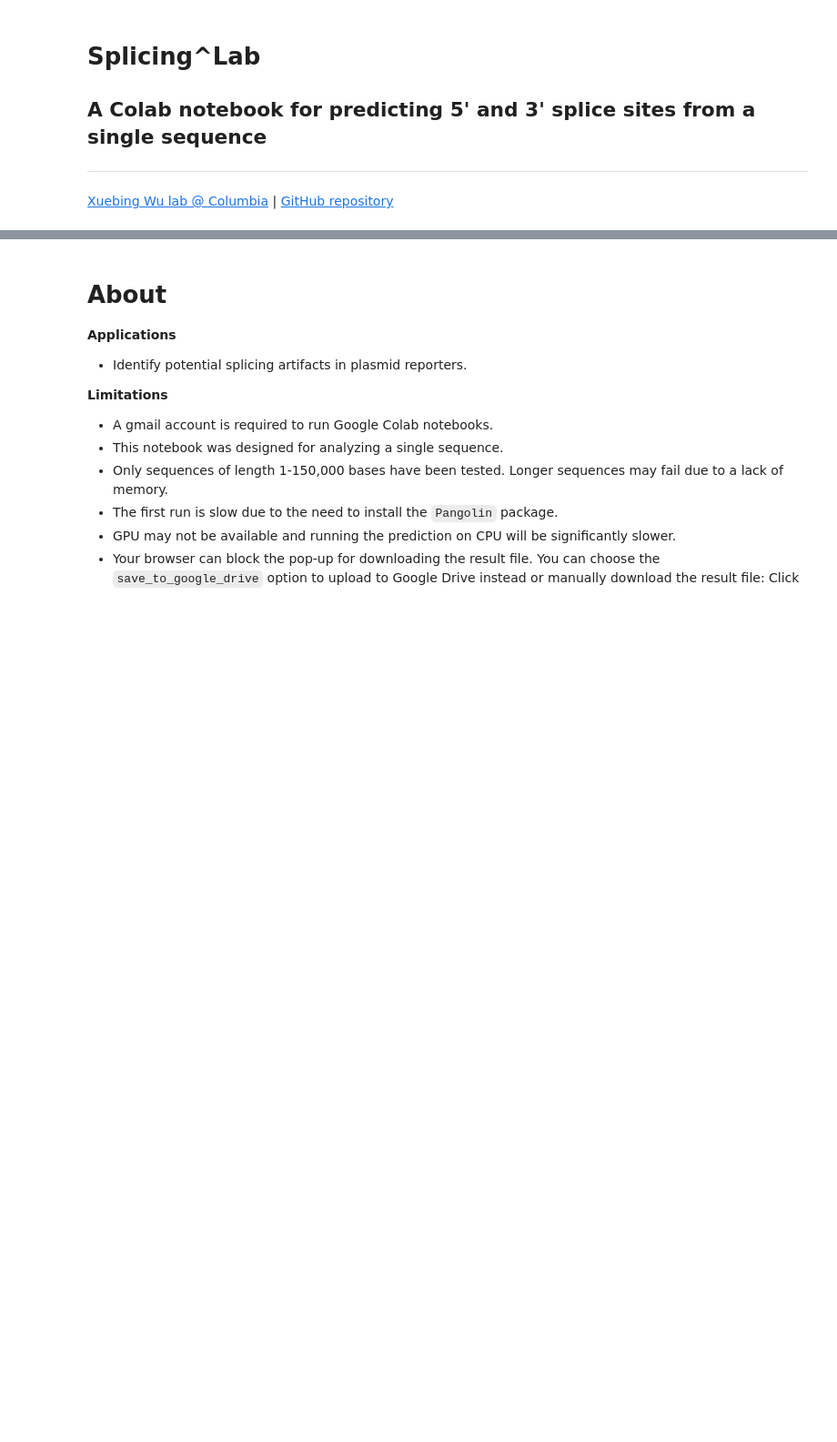
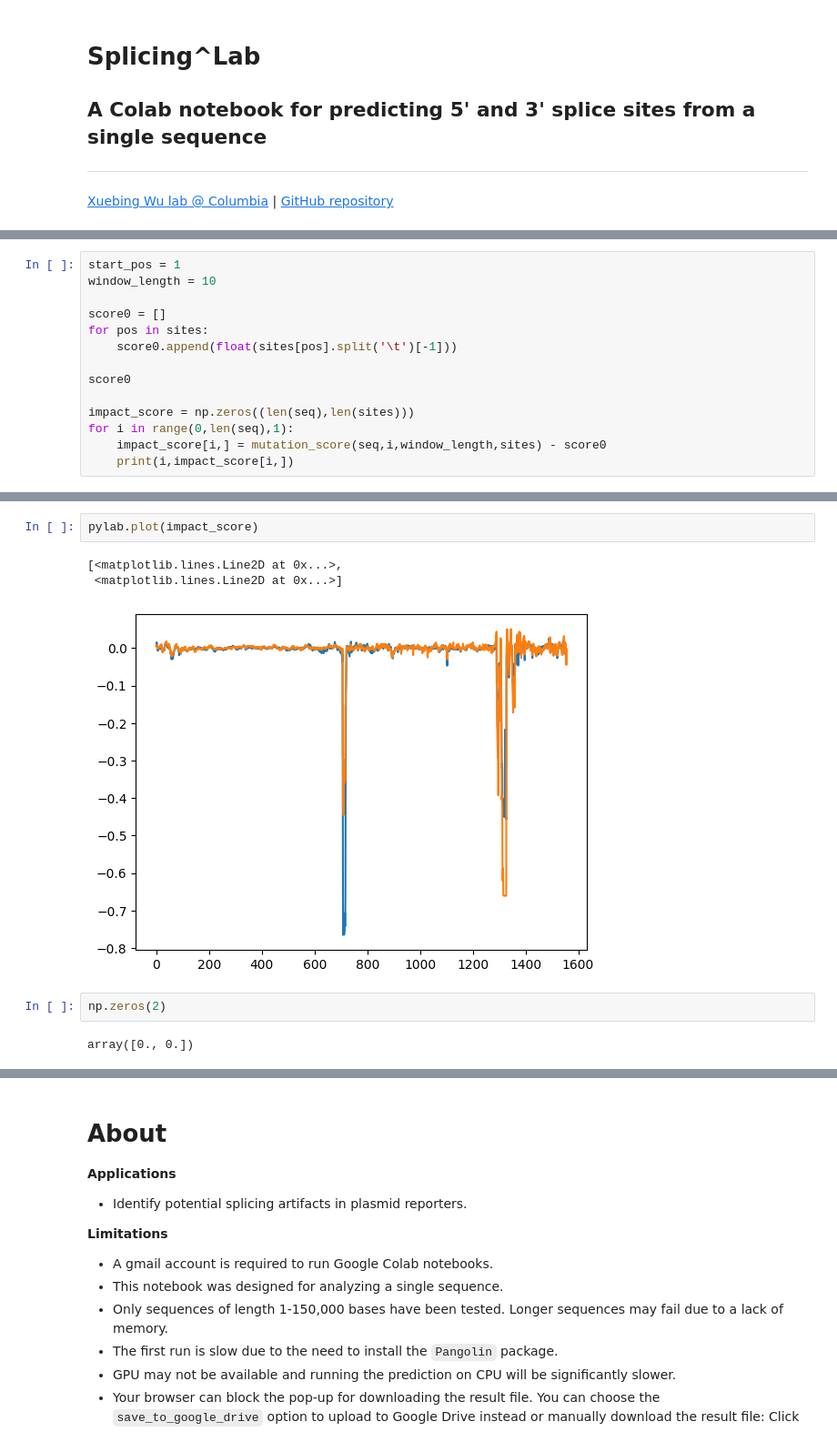
Before and after one commit to xuebingwu/Pangolin, a Jupyter notebook: scan.ipynb, the cells around one changed output, grey strips where cells are left out. Shown at 91% size. Cells and saved outputs as stored; diff of their text form; blank space fills up the shorter version.

```diff
--- a/scan.ipynb
+++ b/scan.ipynb
@@ -423,2 +430,16 @@ Position        Sequence        Strand  Type    Heart   Liver   Brain   Testis
 [interactive output not drawn]
 [interactive output not drawn]
+# %%
+start_pos = 1
+window_length = 10
+
+score0 = []
+for pos in sites:
+    score0.append(float(sites[pos].split('\t')[-1]))
+
+score0
+
+impact_score = np.zeros((len(seq),len(sites)))
+for i in range(0,len(seq),1):
+    impact_score[i,] = mutation_score(seq,i,window_length,sites) - score0
+    print(i,impact_score[i,])
@@ -424,0 +464,10 @@ Position        Sequence        Strand  Type    Heart   Liver   Brain   Testis
+# %%
+pylab.plot(impact_score)
+# %% [output]
+[<matplotlib.lines.Line2D at 0x...>,
+ <matplotlib.lines.Line2D at 0x...>]
+[figure, added]
+# %%
+np.zeros(2)
+# %% [output]
+array([0., 0.])
```
Also changed, not shown: parts of 3 cells of this notebook.
